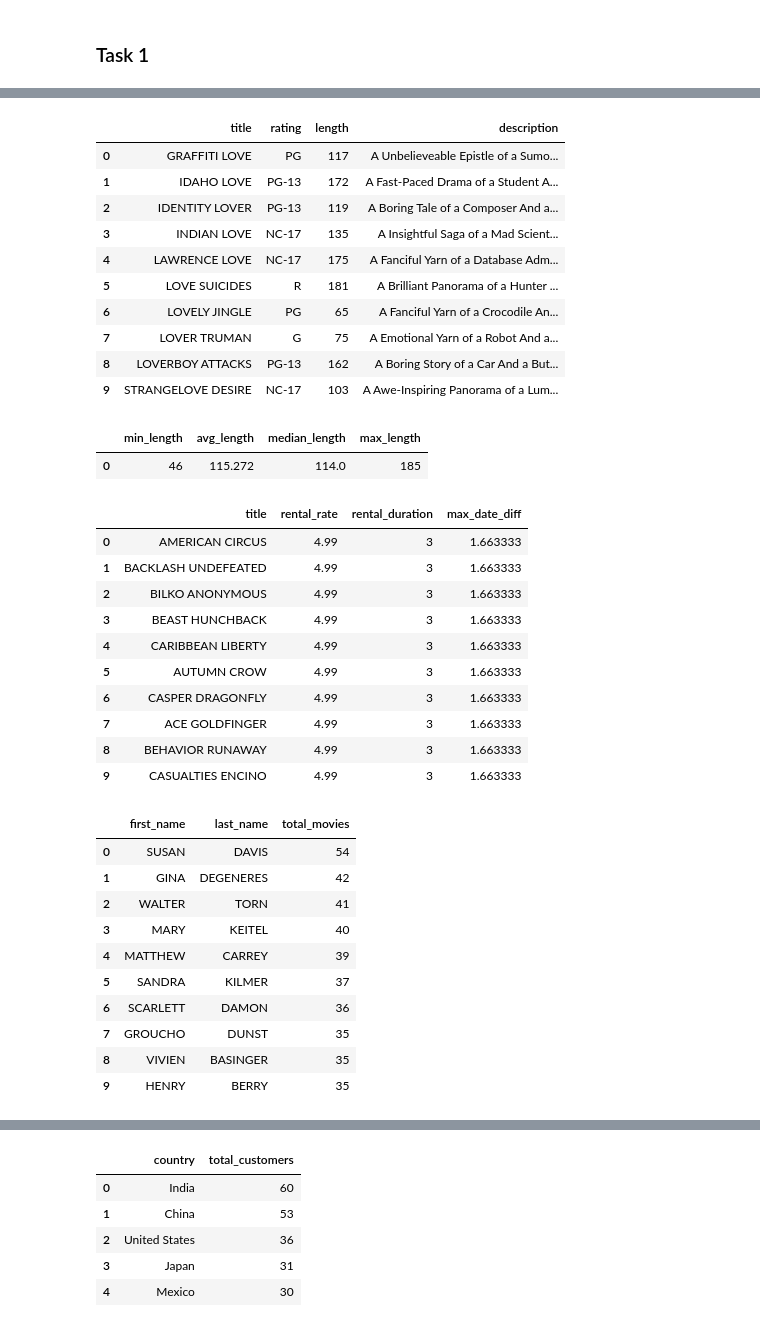
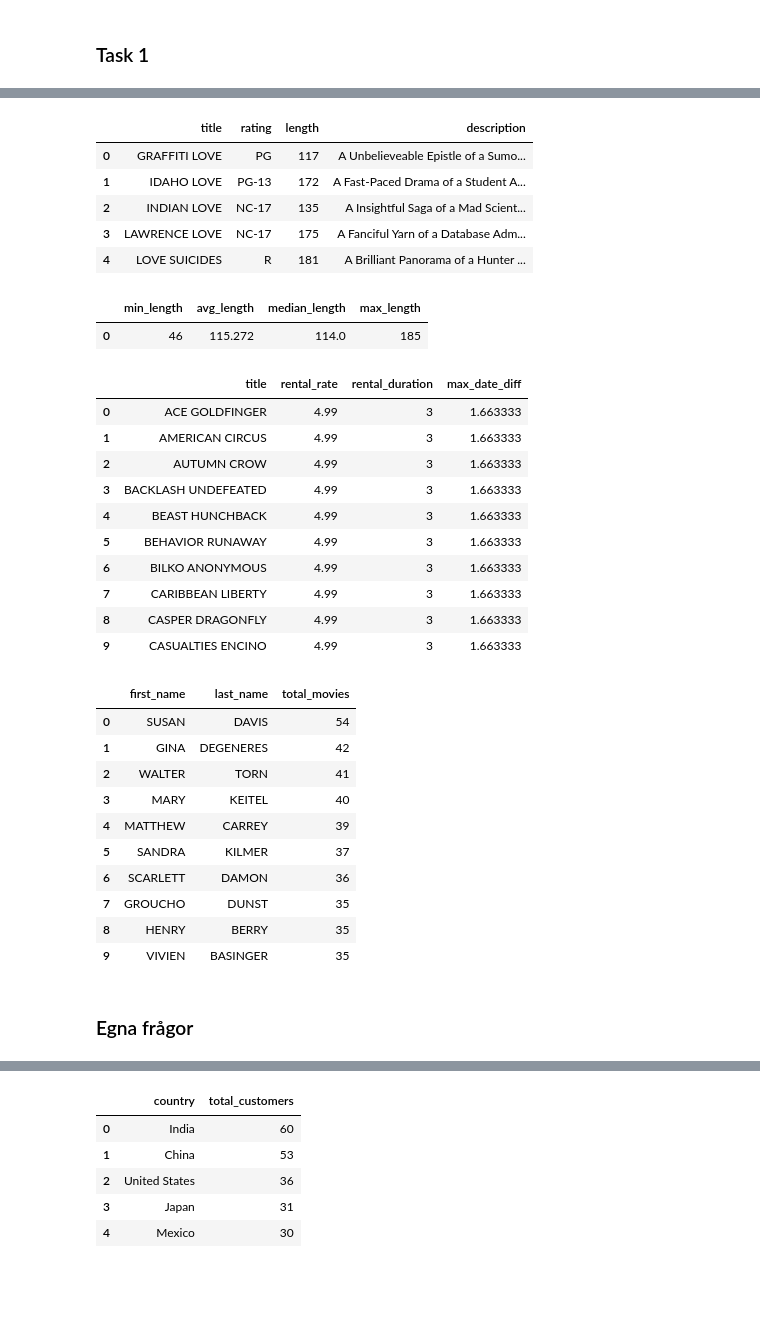
Before and after one commit to rickardgarnau-bit/SQL_course, a Jupyter notebook: Lab_1/Lab_1.ipynb, the cells around one changed output, grey strips where cells are left out. Cells and saved outputs as stored; diff of their text form; code cells hidden in the pictures; blank space fills up the shorter version.

```diff
--- a/Lab_1/Lab_1.ipynb
+++ b/Lab_1/Lab_1.ipynb
@@ -4,14 +4,18 @@
 ### Task 1
 # %%
 import duckdb
-import pandas as pd
-from pathlib import Path
+import re
 
+# Connect to DuckDB
+con = duckdb.connect("dashboard/sources/sakila.db")
 
-duckdb_path = "data/sakila.db"
-Path(duckdb_path).unlink(missing_ok=True)
-con = duckdb.connect(duckdb_path)
-with open("sql/load_sakila.sql") as ingest_script:
-    con.sql(ingest_script.read())
+# Load SQLite extension
+con.execute("INSTALL sqlite; LOAD sqlite")
 
-print("Database loaded.")
+# Copy all tables from SQLite to DuckDB
+tables = ['actor', 'country', 'city', 'address', 'language', 'category',
+          'customer', 'film', 'film_actor', 'film_category', 'film_text',
+          'inventory', 'staff', 'store', 'payment', 'rental']
+
+for table in tables:
+    con.execute(f"CREATE OR REPLACE TABLE {table} AS SELECT * FROM sqlite_scan('data/sqlite-sakila.db', '{table}')")
@@ -53,28 +43,24 @@ df_long_movies
 # %%
-# b) Which movies have the word "love" in its title? Show the following columns: title, rating, length, description
 df_love_in_title = con.sql("""
 SELECT
     title,
     rating,
     length,
     description
 FROM
     sakila.main.film
-WHERE
-    title ILIKE '%love%';
+WHERE title = 'LOVE'
+   OR title LIKE 'LOVE %'
+   OR title LIKE '% LOVE'
+   OR title LIKE '% LOVE %';
 """).df()
 
 df_love_in_title
 # %% [output]
 |  | title | rating | length | description |
 | 0 | GRAFFITI LOVE | PG | 117 | A Unbelieveable Epistle of a Sumo... |
 | 1 | IDAHO LOVE | PG-13 | 172 | A Fast-Paced Drama of a Student A... |
-| 2 | IDENTITY LOVER | PG-13 | 119 | A Boring Tale of a Composer And a... |
-| 3 | INDIAN LOVE | NC-17 | 135 | A Insightful Saga of a Mad Scient... |
-| 4 | LAWRENCE LOVE | NC-17 | 175 | A Fanciful Yarn of a Database Adm... |
-| 5 | LOVE SUICIDES | R | 181 | A Brilliant Panorama of a Hunter ... |
-| 6 | LOVELY JINGLE | PG | 65 | A Fanciful Yarn of a Crocodile An... |
-| 7 | LOVER TRUMAN | G | 75 | A Emotional Yarn of a Robot And a... |
-| 8 | LOVERBOY ATTACKS | PG-13 | 162 | A Boring Story of a Car And a But... |
-| 9 | STRANGELOVE DESIRE | NC-17 | 103 | A Awe-Inspiring Panorama of a Lum... |
+| 2 | INDIAN LOVE | NC-17 | 135 | A Insightful Saga of a Mad Scient... |
+| 3 | LAWRENCE LOVE | NC-17 | 175 | A Fanciful Yarn of a Database Adm... |
+| 4 | LOVE SUICIDES | R | 181 | A Brilliant Panorama of a Hunter ... |
 # %%
@@ -94,9 +79,6 @@ df_stats_movies
 |  | min_length | avg_length | median_length | max_length |
 | 0 | 46 | 115.272 | 114.0 | 185 |
 # %%
-# d) The rental rate is the cost to rent a movie and the rental duration is the number of days a customer can
-# keep the movie. The Manager wants to know the 10 most expensive movies to rent per day.
-
 df_daily_cost = con.sql("""
 SELECT
     title,
@@ -114,19 +96,17 @@ LIMIT
 df_daily_cost
 # %% [output]
 |  | title | rental_rate | rental_duration | max_date_diff |
-| 0 | AMERICAN CIRCUS | 4.99 | 3 | 1.663333 |
-| 1 | BACKLASH UNDEFEATED | 4.99 | 3 | 1.663333 |
-| 2 | BILKO ANONYMOUS | 4.99 | 3 | 1.663333 |
-| 3 | BEAST HUNCHBACK | 4.99 | 3 | 1.663333 |
-| 4 | CARIBBEAN LIBERTY | 4.99 | 3 | 1.663333 |
-| 5 | AUTUMN CROW | 4.99 | 3 | 1.663333 |
-| 6 | CASPER DRAGONFLY | 4.99 | 3 | 1.663333 |
-| 7 | ACE GOLDFINGER | 4.99 | 3 | 1.663333 |
-| 8 | BEHAVIOR RUNAWAY | 4.99 | 3 | 1.663333 |
+| 0 | ACE GOLDFINGER | 4.99 | 3 | 1.663333 |
+| 1 | AMERICAN CIRCUS | 4.99 | 3 | 1.663333 |
+| 2 | AUTUMN CROW | 4.99 | 3 | 1.663333 |
+| 3 | BACKLASH UNDEFEATED | 4.99 | 3 | 1.663333 |
+| 4 | BEAST HUNCHBACK | 4.99 | 3 | 1.663333 |
+| 5 | BEHAVIOR RUNAWAY | 4.99 | 3 | 1.663333 |
+| 6 | BILKO ANONYMOUS | 4.99 | 3 | 1.663333 |
+| 7 | CARIBBEAN LIBERTY | 4.99 | 3 | 1.663333 |
+| 8 | CASPER DRAGONFLY | 4.99 | 3 | 1.663333 |
 | 9 | CASUALTIES ENCINO | 4.99 | 3 | 1.663333 |
 # %%
-# e) Which actors have played in most movies? Show the top 10 actors with the number of movies they have played in.
-
 df_actor_num_movies = con.sql("""
 SELECT
     a.first_name,
@@ -156,6 +136,8 @@ df_actor_num_movies
 | 5 | SANDRA | KILMER | 37 |
 | 6 | SCARLETT | DAMON | 36 |
 | 7 | GROUCHO | DUNST | 35 |
-| 8 | VIVIEN | BASINGER | 35 |
-| 9 | HENRY | BERRY | 35 |
+| 8 | HENRY | BERRY | 35 |
+| 9 | VIVIEN | BASINGER | 35 |
+# %% [markdown]
+### Egna frågor
 # %%
```
Also changed, not shown: parts of 10 cells of this notebook, 7 other files.
